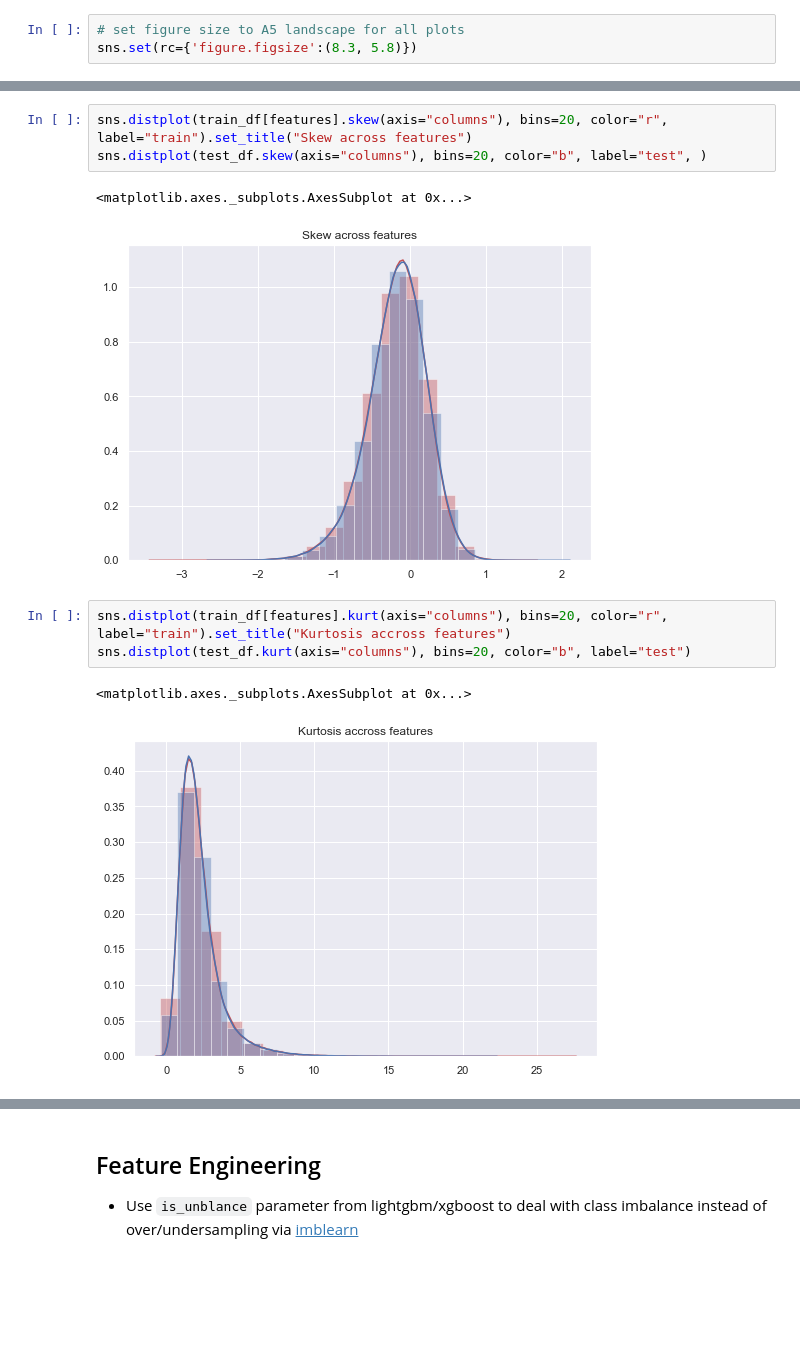
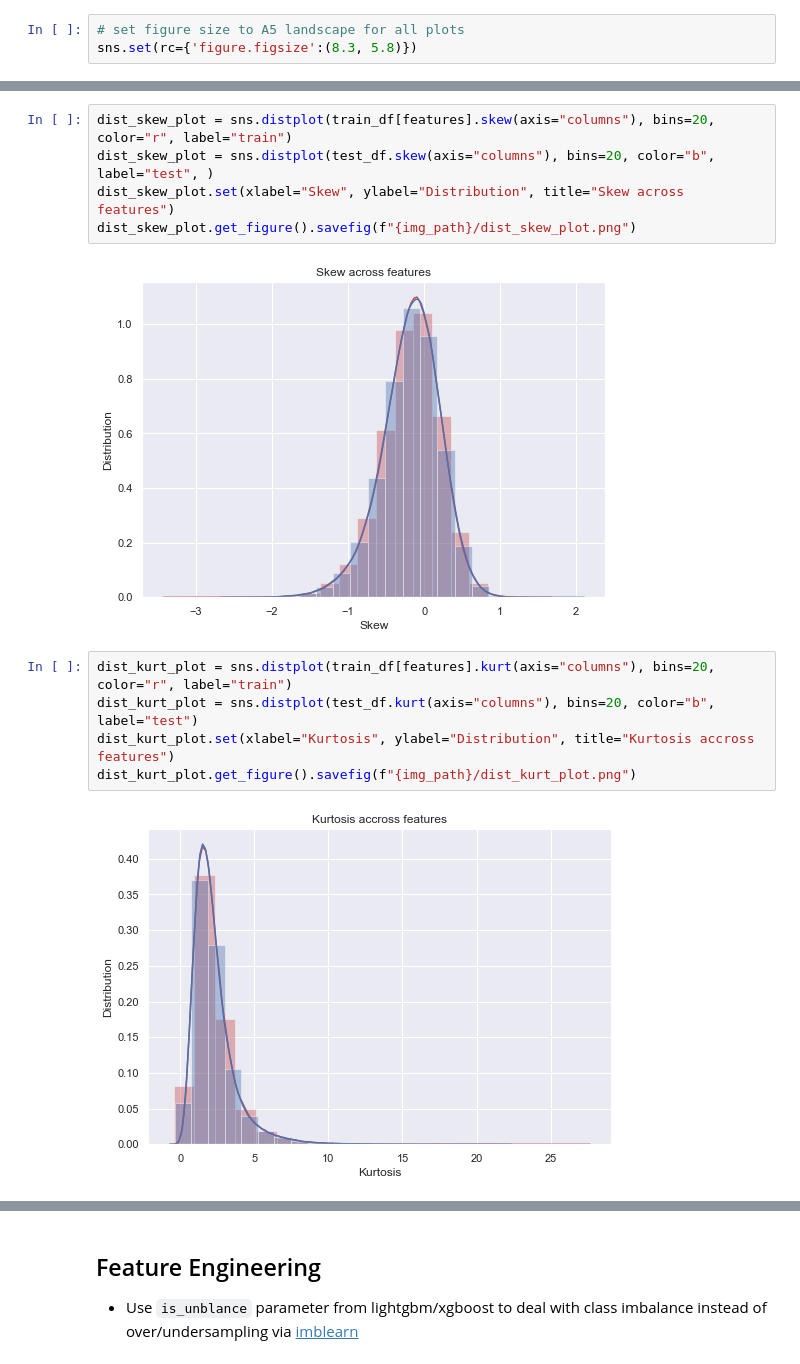
Before and after one commit to ASR-Engineering-Consulting/udacity-ml-nanodegree, a Jupyter notebook: capstone/capstone.ipynb, the cells around one changed output, grey strips where cells are left out. Cells and saved outputs as stored; diff of their text form; blank space fills up the shorter version.

```diff
--- a/capstone/capstone.ipynb
+++ b/capstone/capstone.ipynb
@@ -185,13 +179,15 @@ sns.distplot(test_df.std(), color="b", label="test")
 # %%
-sns.distplot(train_df[features].skew(axis="columns"), bins=20, color="r", label="train").set_title("Skew across features")
-sns.distplot(test_df.skew(axis="columns"), bins=20, color="b", label="test", )
+dist_skew_plot = sns.distplot(train_df[features].skew(axis="columns"), bins=20, color="r", label="train")
+dist_skew_plot = sns.distplot(test_df.skew(axis="columns"), bins=20, color="b", label="test", )
+dist_skew_plot.set(xlabel="Skew", ylabel="Distribution", title="Skew across features")
+dist_skew_plot.get_figure().savefig(f"{img_path}/dist_skew_plot.png")
 # %% [output]
-<matplotlib.axes._subplots.AxesSubplot at 0x...>
-[figure, old version]
+[figure, new version]
 # %%
-sns.distplot(train_df[features].kurt(axis="columns"), bins=20, color="r", label="train").set_title("Kurtosis accross features")
-sns.distplot(test_df.kurt(axis="columns"), bins=20, color="b", label="test")
+dist_kurt_plot = sns.distplot(train_df[features].kurt(axis="columns"), bins=20, color="r", label="train")
+dist_kurt_plot = sns.distplot(test_df.kurt(axis="columns"), bins=20, color="b", label="test")
+dist_kurt_plot.set(xlabel="Kurtosis", ylabel="Distribution", title="Kurtosis accross features")
+dist_kurt_plot.get_figure().savefig(f"{img_path}/dist_kurt_plot.png")
 # %% [output]
-<matplotlib.axes._subplots.AxesSubplot at 0x...>
-[figure, old version]
+[figure, new version]
 # %%
```
Also changed, not shown: parts of 30 cells of this notebook.
